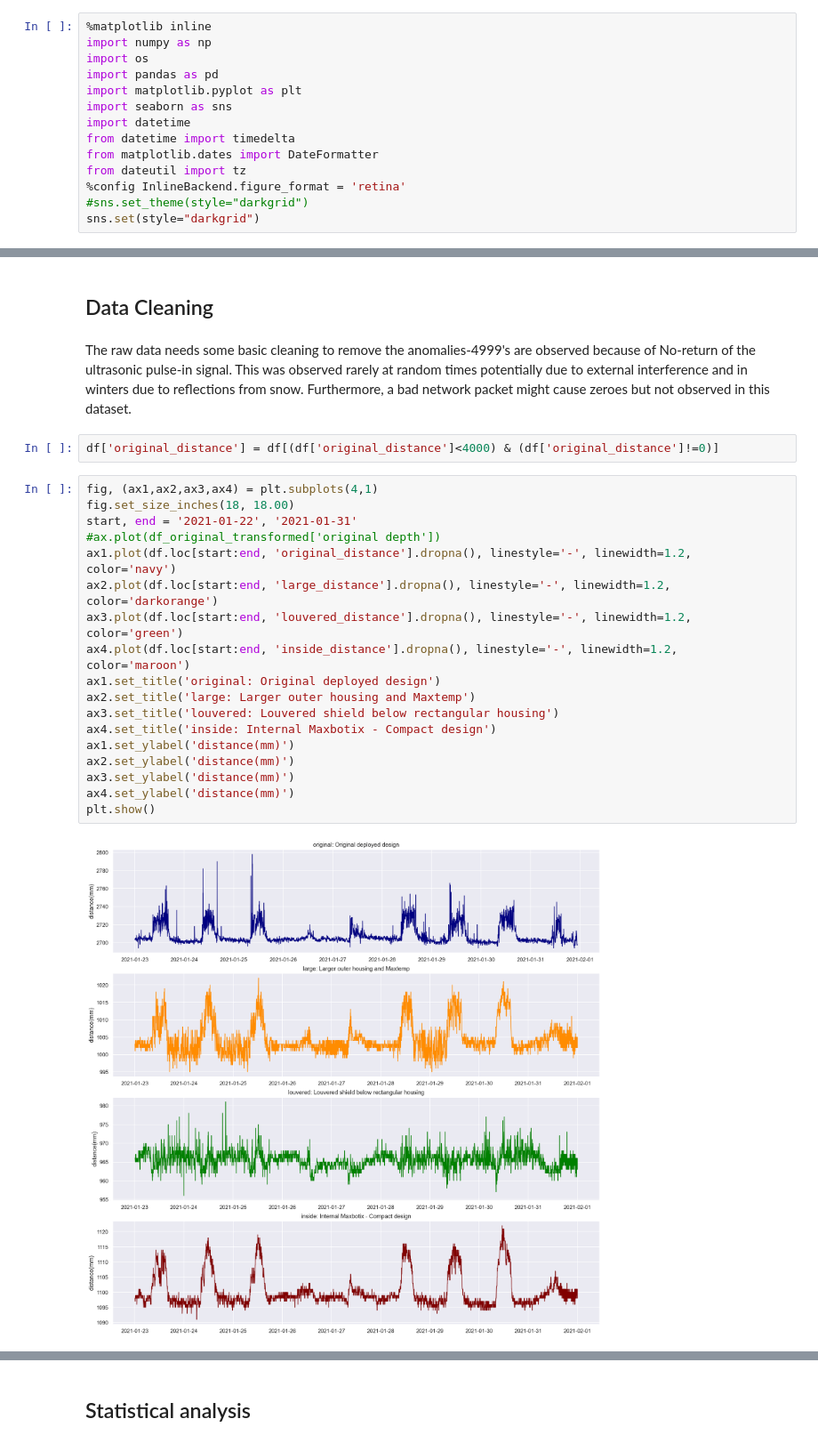
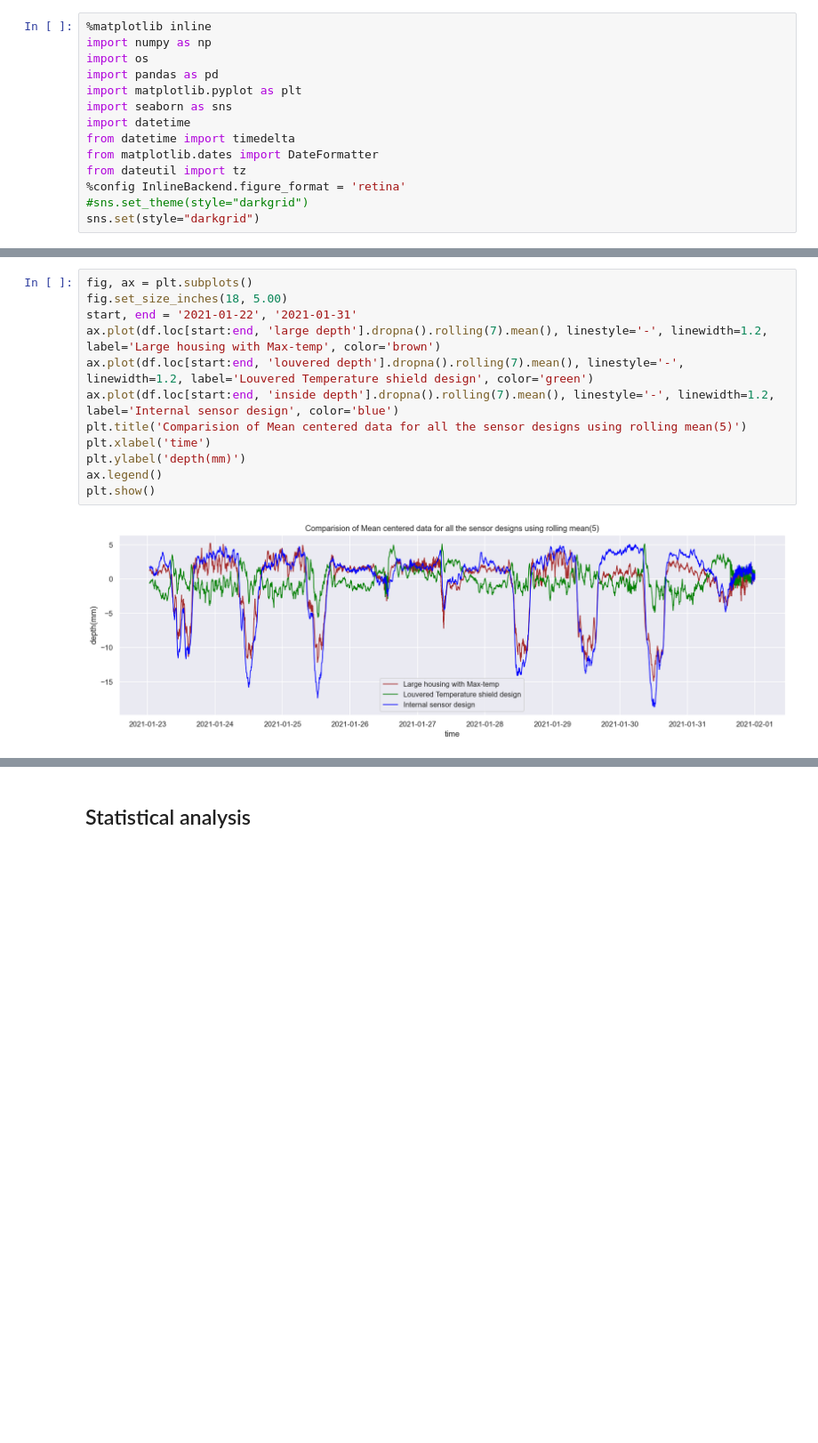
Before and after one commit to floodsense/housing_experiments, a Jupyter notebook: FloodSense_sensor_design_analysis.ipynb, the cells around one changed output, grey strips where cells are left out. Shown at 89% size. Drawn from its saved outputs; the diff is of its cells as text; blank space fills up the shorter version.

```diff
--- a/FloodSense_sensor_design_analysis.ipynb
+++ b/FloodSense_sensor_design_analysis.ipynb
@@ -63,26 +92,14 @@ df
-# %% [markdown]
-## Data Cleaning
-# %% [markdown]
-The raw data needs some basic cleaning to remove the anomalies-4999's are observed because of No-return of the ultrasonic pulse-in signal. This was observed rarely at random times potentially due to external interference and in winters due to reflections from snow. Furthermore, a bad network packet might cause zeroes but not observed in this dataset.
-# %%
-df['original_distance'] = df[(df['original_distance']<4000) & (df['original_distance']!=0)]
-# %%
-fig, (ax1,ax2,ax3,ax4) = plt.subplots(4,1)
-fig.set_size_inches(18, 18.00)
-start, end = '2021-01-22', '2021-01-31'
-#ax.plot(df_original_transformed['original depth'])
-ax1.plot(df.loc[start:end, 'original_distance'].dropna(), linestyle='-', linewidth=1.2, color='navy')
-ax2.plot(df.loc[start:end, 'large_distance'].dropna(), linestyle='-', linewidth=1.2, color='darkorange')
-ax3.plot(df.loc[start:end, 'louvered_distance'].dropna(), linestyle='-', linewidth=1.2, color='green')
-ax4.plot(df.loc[start:end, 'inside_distance'].dropna(), linestyle='-', linewidth=1.2, color='maroon')
-ax1.set_title('original: Original deployed design')
-ax2.set_title('large: Larger outer housing and Maxtemp')
-ax3.set_title('louvered: Louvered shield below rectangular housing')
-ax4.set_title('inside: Internal Maxbotix - Compact design')
-ax1.set_ylabel('distance(mm)')
-ax2.set_ylabel('distance(mm)')
-ax3.set_ylabel('distance(mm)')
-ax4.set_ylabel('distance(mm)')
-plt.show()
-# %% [output]
-[figure, removed]
+# %%
+fig, ax = plt.subplots()
+fig.set_size_inches(18, 5.00)
+start, end = '2021-01-22', '2021-01-31'
+ax.plot(df.loc[start:end, 'large depth'].dropna().rolling(7).mean(), linestyle='-', linewidth=1.2, label='Large housing with Max-temp', color='brown')
+ax.plot(df.loc[start:end, 'louvered depth'].dropna().rolling(7).mean(), linestyle='-', linewidth=1.2, label='Louvered Temperature shield design', color='green')
+ax.plot(df.loc[start:end, 'inside depth'].dropna().rolling(7).mean(), linestyle='-', linewidth=1.2, label='Internal sensor design', color='blue')
+plt.title('Comparision of Mean centered data for all the sensor designs using rolling mean(5)')
+plt.xlabel('time')
+plt.ylabel('depth(mm)')
+ax.legend()
+plt.show()
+# %% [output]
+[figure, added]
```
Also changed, not shown: parts of 50 cells of this notebook, 9 other files.
